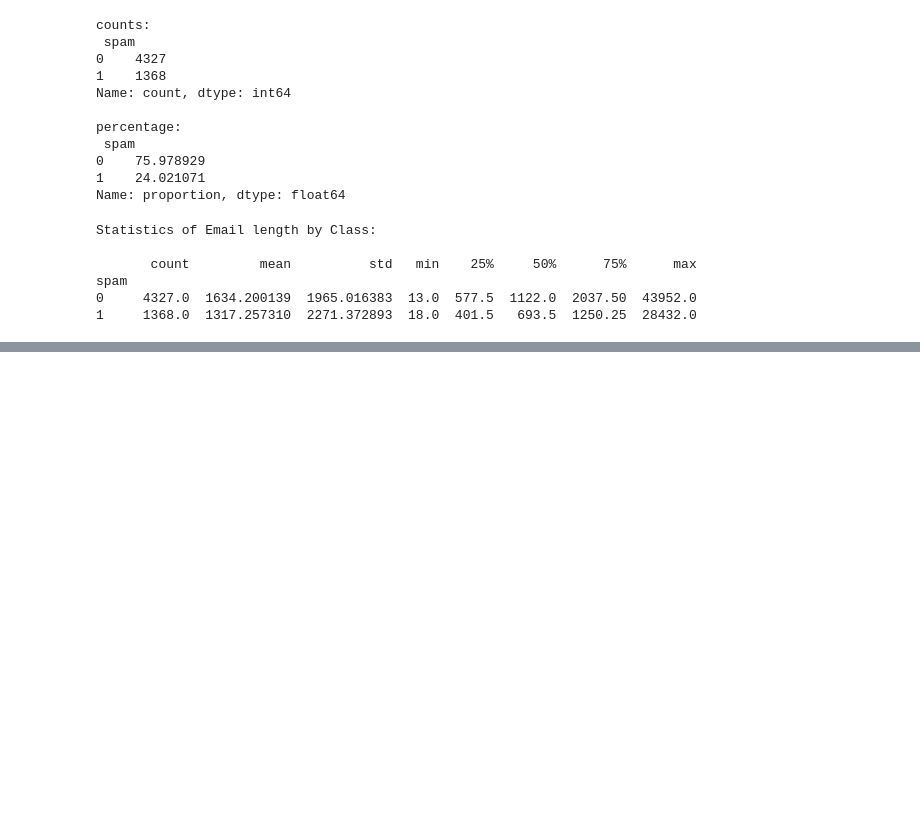
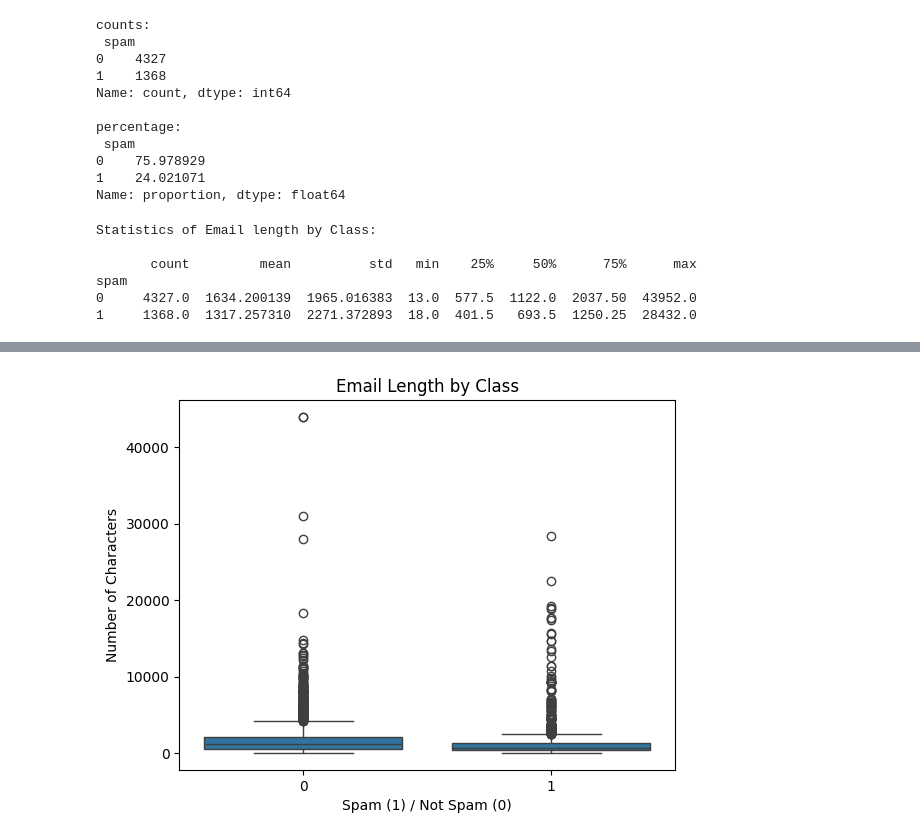
Before and after one commit to ayushchand2408/Email-Fraud-Prediction, a Jupyter notebook: frraud_email.ipynb, the cells around one changed output, grey strips where cells are left out. Cells and saved outputs as stored; diff of their text form; code cells hidden in the pictures; blank space fills up the shorter version.

```diff
--- a/frraud_email.ipynb
+++ b/frraud_email.ipynb
@@ -122,0 +133,9 @@ plt.show()
+# %%
+#3) Bar plot : Email length by class
+sns.boxplot(x='spam' , y = 'email_length' , data = df)
+plt.title("Email Length by Class")
+plt.xlabel("Spam (1) / Not Spam (0)")
+plt.ylabel("Number of Characters")
+plt.show()
+# %% [output]
+[figure, added]
```
Also changed, not shown: parts of 10 cells of this notebook.
